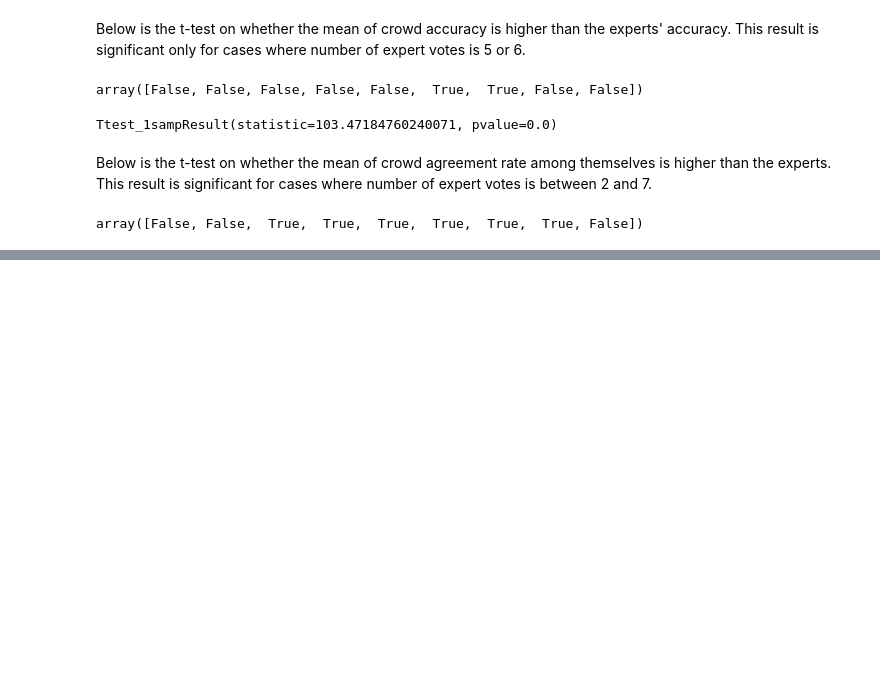
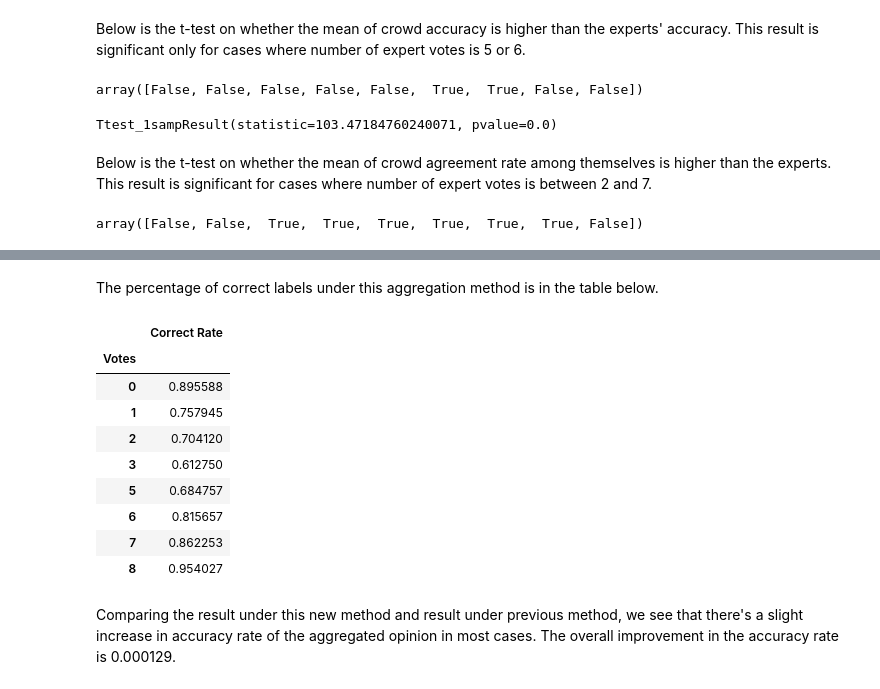
Before and after one commit to zhengxiaoyan321/medical_label_project, a Jupyter notebook: main.ipynb, the cells around one changed output, grey strips where cells are left out. Drawn from its saved outputs; the diff is of its cells as text; code cells hidden in the pictures; blank space fills up the shorter version.

```diff
--- a/main.ipynb
+++ b/main.ipynb
@@ -187,0 +184,21 @@ array([False, False,  True,  True,  True,  True,  True,  True, False])
+# %% [markdown]
+The percentage of correct labels under this aggregation method is in the table below.
+# %%
+agg_w = valid_results[["Votes","Correct Label"]].join(results)
+agg_w = agg_w.loc[~valid_results["Majority Label"].isna() & ~valid_results["Correct Label"].isna(),["Votes","Correct Label", "Majority Label"]]
+agg_w["Correct Rate"]=agg_w["Correct Label"]==agg_w["Majority Label"]
+agg_w = agg_w.groupby("Votes")[["Correct Rate"]].mean()
+agg_w
+# %% [output]
+|  | Correct Rate |
+| Votes |  |
+| 0 | 0.895588 |
+| 1 | 0.757945 |
+| 2 | 0.704120 |
+| 3 | 0.612750 |
+| 5 | 0.684757 |
+| 6 | 0.815657 |
+| 7 | 0.862253 |
+| 8 | 0.954027 |
+# %% [markdown]
+Comparing the result under this new method and result under previous method, we see that there's a slight increase in accuracy rate of the aggregated opinion in most cases. The overall improvement in the accuracy rate is 0.000129.
```
Also changed, not shown: parts of 20 cells of this notebook.
